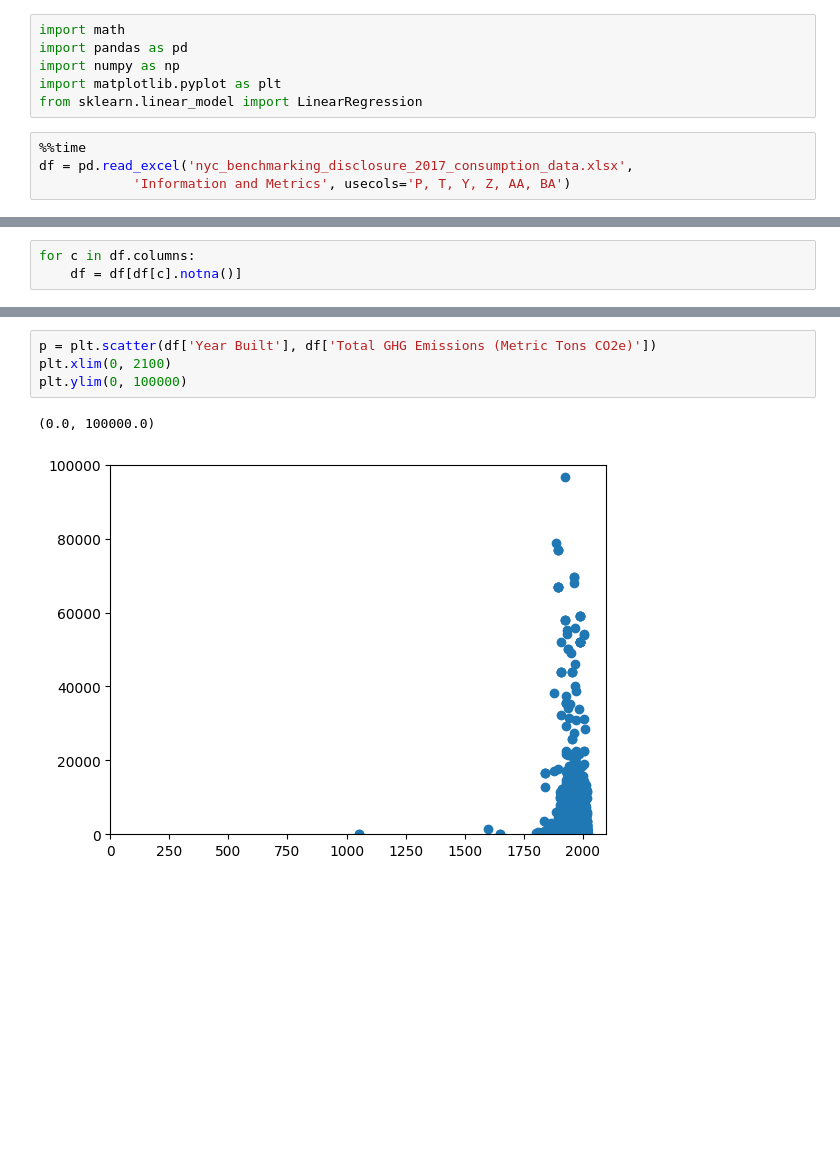
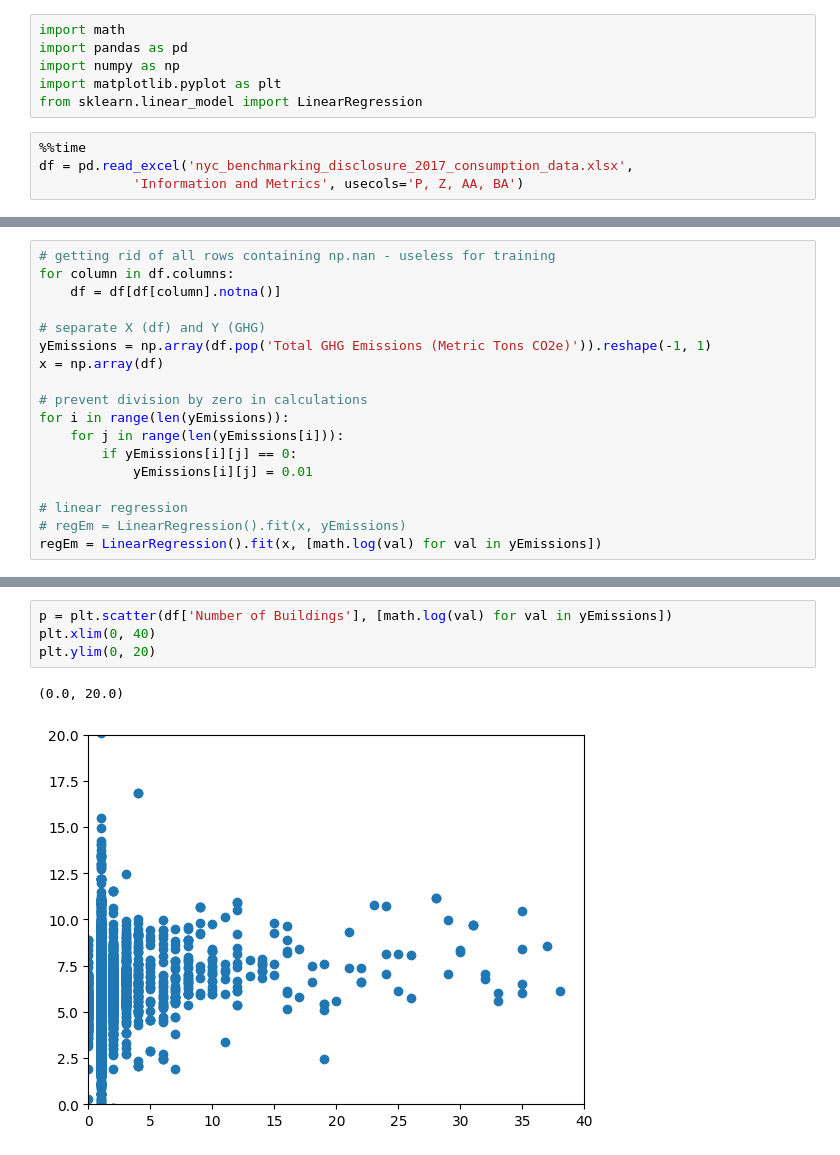
Before and after one commit to josh-quatela/Design-Project---BEEPM, a Jupyter notebook: DP.ipynb, the cells around one changed output, grey strips where cells are left out. Drawn from its saved outputs; the diff is of its cells as text; blank space fills up the shorter version.

```diff
--- a/DP.ipynb
+++ b/DP.ipynb
@@ -7,5 +7,5 @@ from sklearn.linear_model import LinearRegression
 # %%
 %%time
 df = pd.read_excel('nyc_benchmarking_disclosure_2017_consumption_data.xlsx',
-            'Information and Metrics', usecols='P, T, Y, Z, AA, BA')
+            'Information and Metrics', usecols='P, Z, AA, BA')
 # %% [output]
@@ -14,3 +13,0 @@ Wall time: 11.3 s
-# %%
-for c in df.columns:
-    df = df[df[c].notna()]
@@ -53,0 +14,18 @@ print(outlierCounter)
+# %%
+# getting rid of all rows containing np.nan - useless for training
+for column in df.columns:
+    df = df[df[column].notna()]
+
+# separate X (df) and Y (GHG)
+yEmissions = np.array(df.pop('Total GHG Emissions (Metric Tons CO2e)')).reshape(-1, 1)
+x = np.array(df)
+
+# prevent division by zero in calculations
+for i in range(len(yEmissions)):
+    for j in range(len(yEmissions[i])):
+        if yEmissions[i][j] == 0:
+            yEmissions[i][j] = 0.01
+
+# linear regression
+# regEm = LinearRegression().fit(x, yEmissions)
+regEm = LinearRegression().fit(x, [math.log(val) for val in yEmissions])
@@ -68,7 +109,7 @@ plt.ylim(0, 100000)
 # %%
-p = plt.scatter(df['Year Built'], df['Total GHG Emissions (Metric Tons CO2e)'])
-plt.xlim(0, 2100)
-plt.ylim(0, 100000)
+p = plt.scatter(df['Number of Buildings'], [math.log(val) for val in yEmissions])
+plt.xlim(0, 40)
+plt.ylim(0, 20)
 # %% [output]
-(0.0, 100000.0)
+(0.0, 20.0)
-[figure, old version]
+[figure, new version]
```
Also changed, not shown: parts of 13 cells of this notebook.
